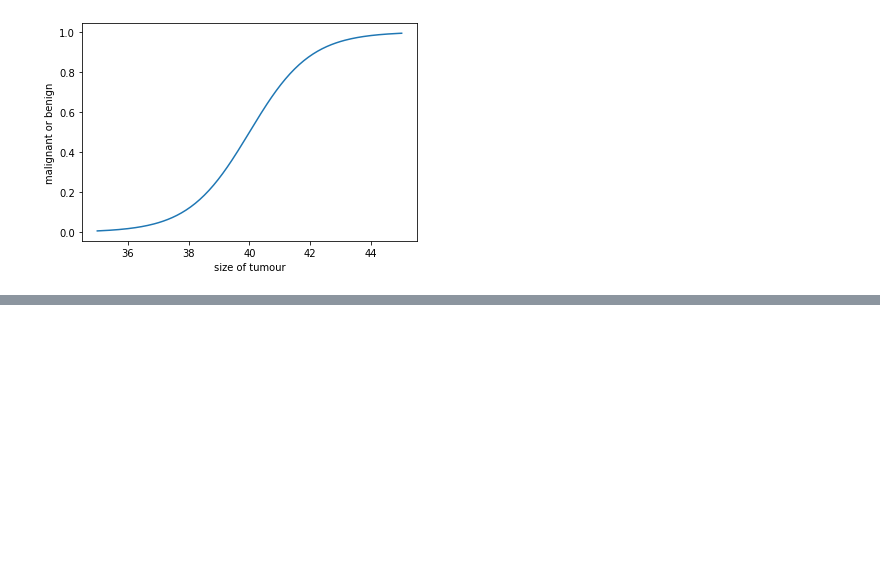
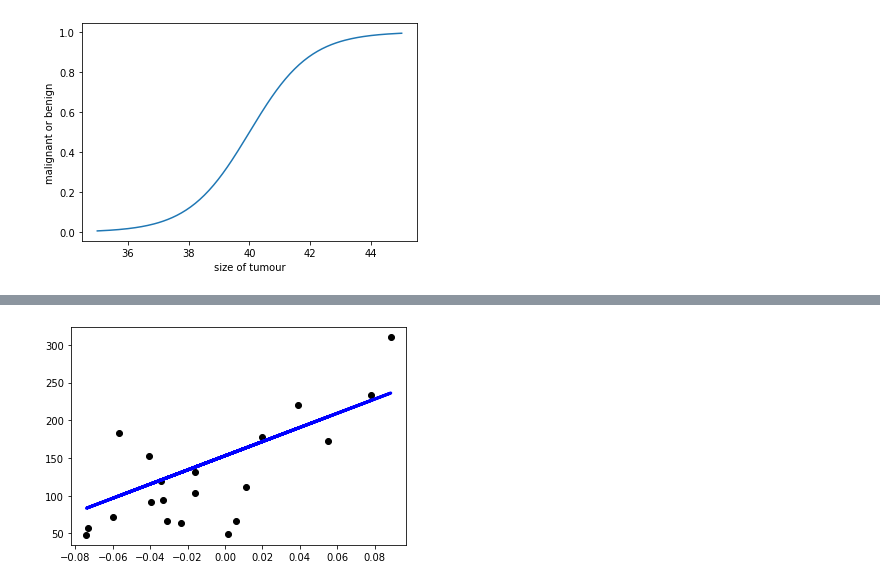
Before and after one commit to Siddu7670/AITTA, a Jupyter notebook: Day3.ipynb, the cells around one changed output, grey strips where cells are left out. Cells and saved outputs as stored; diff of their text form; code cells hidden in the pictures; blank space fills up the shorter version.

```diff
--- a/Day3.ipynb
+++ b/Day3.ipynb
@@ -64,0 +101,12 @@ plt.show()
+# %%
+# Make predictions using the testing set
+diabetes_y_pred = regr.predict(diabetes_X_test)
+
+# Plot outputs
+plt.scatter(diabetes_X_test, diabetes_y_test,  color='black')
+plt.plot(diabetes_X_test, diabetes_y_pred, color='blue', linewidth=3)
+
+
+plt.show()
+# %% [output]
+[figure, added]
```
Also changed, not shown: parts of 1 cell of this notebook.
